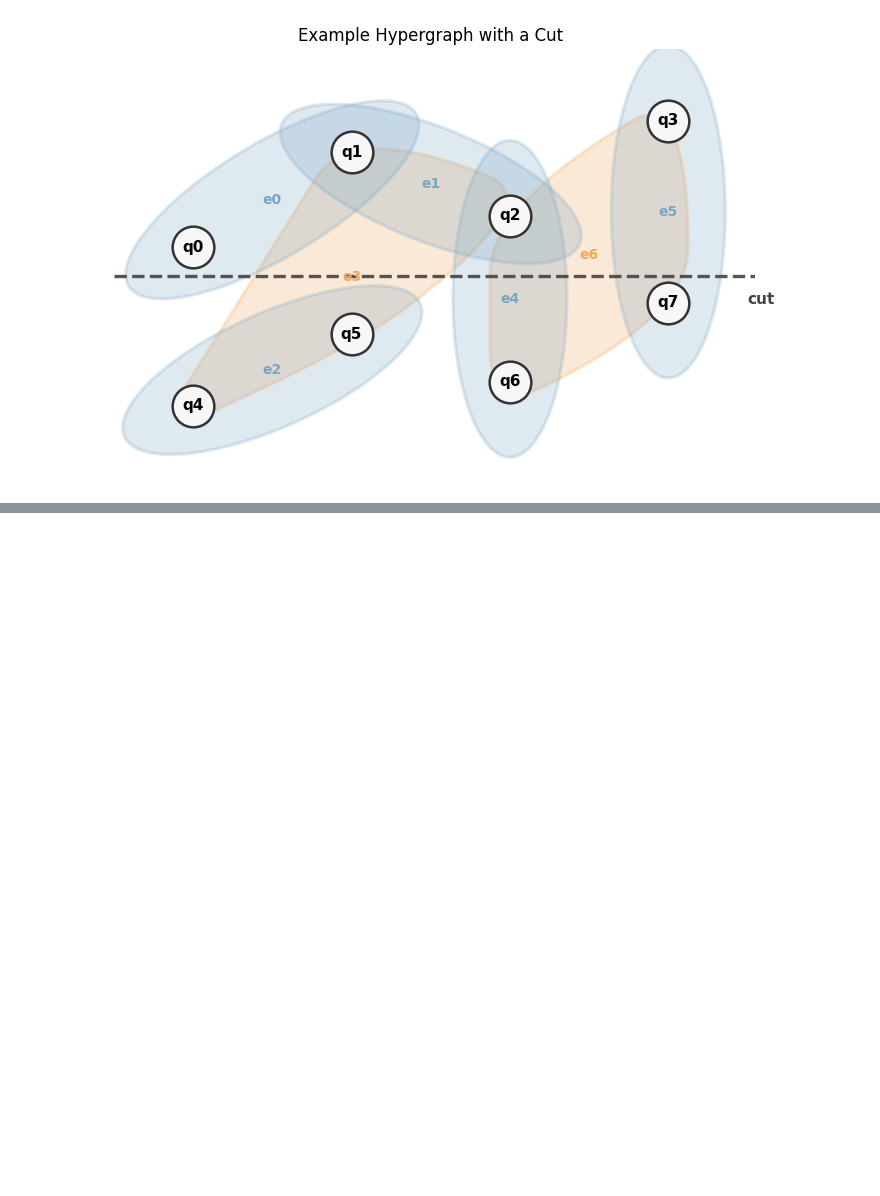
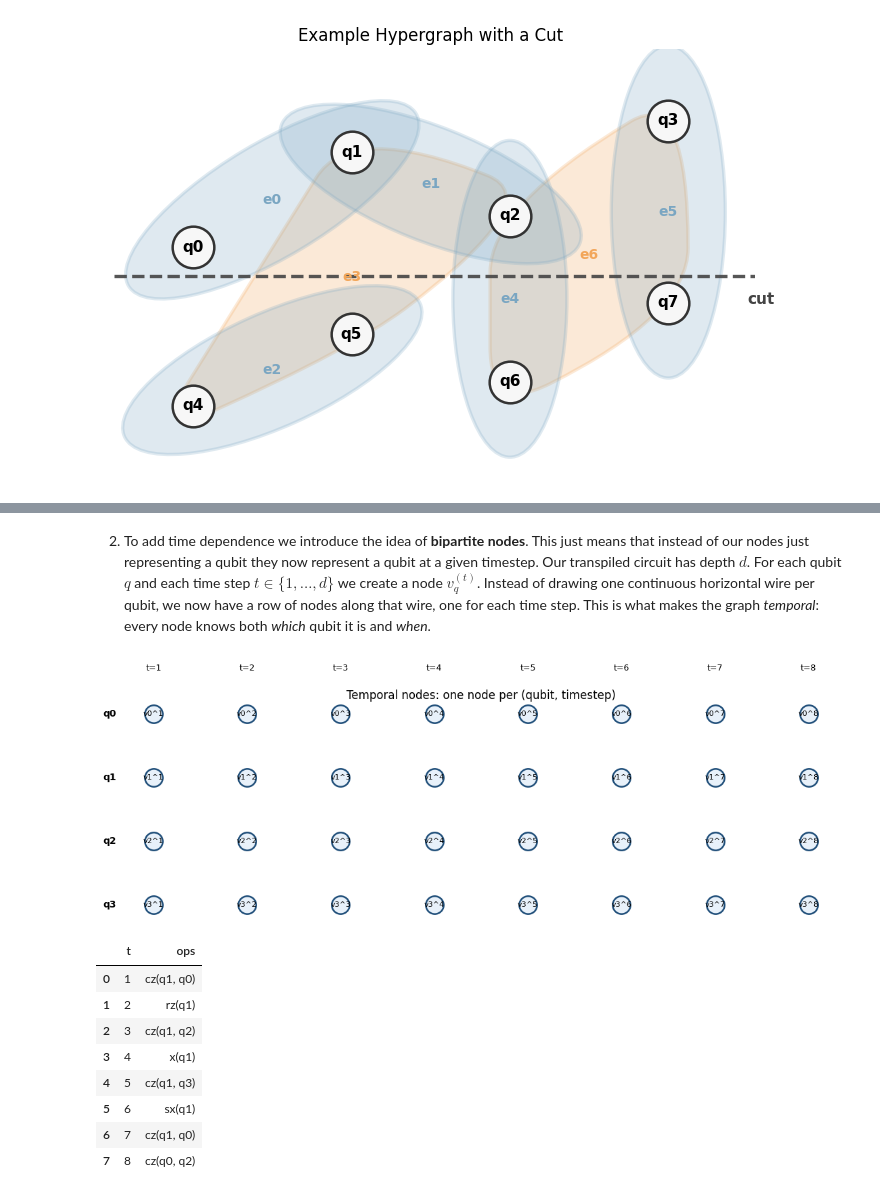
Before and after one commit to dqc-community/dqc-workshop-notebook, a Jupyter notebook: tutorial.ipynb, the cells around one changed output, grey strips where cells are left out. Drawn from its saved outputs; the diff is of its cells as text; code cells hidden in the pictures; blank space fills up the shorter version.

```diff
--- a/tutorial.ipynb
+++ b/tutorial.ipynb
@@ -1596,0 +1867,76 @@ Now we have essentially created our hypergraph. Will pick up here but I now need
+# %% [markdown]
+2) To add time dependence we introduce the idea of **bipartite nodes**. This just means that instead of our nodes just representing a qubit they now represent a qubit at a given timestep. Our transpiled circuit has depth $d$. For each qubit $q$ and each time step $t \in \{1,\dots,d\}$ we create a node $v_q^{(t)}$. Instead of drawing one continuous horizontal wire per qubit, we now have a row of nodes along that wire, one for each time step. This is what makes the graph *temporal*: every node knows both *which* qubit it is and *when*.
+# %%
+# Step 2: create temporal nodes v_q^(t) from circuit layers.
+from qiskit.converters import circuit_to_dag
+
+walkthrough_dag = circuit_to_dag(walkthrough_transpiled)
+walkthrough_layers = []
+
+for layer in walkthrough_dag.layers():
+    layer_ops = []
+    for node in layer['graph'].op_nodes():
+        qubits = tuple(walkthrough_transpiled.find_bit(q).index for q in node.qargs)
+        layer_ops.append({'name': node.name, 'qubits': qubits})
+    walkthrough_layers.append(layer_ops)
+
+temporal_num_qubits = walkthrough_transpiled.num_qubits
+temporal_depth = len(walkthrough_layers)
+temporal_nodes = [(q, t) for q in range(temporal_num_qubits) for t in range(1, temporal_depth + 1)]
+temporal_pos = {(q, t): (t, -q) for q, t in temporal_nodes}
+
+temporal_node_graph = nx.Graph()
+temporal_node_graph.add_nodes_from(temporal_nodes)
+
+plt.figure(figsize=(11.2, 4.0))
+nx.draw_networkx_nodes(
+    temporal_node_graph,
+    temporal_pos,
+    node_size=360,
+    node_color='#e8f1fa',
+    edgecolors='#1f4e79',
+    linewidths=1.8,
+)
+nx.draw_networkx_labels(
+    temporal_node_graph,
+    temporal_pos,
+    labels={node: f'v{node[0]}^{node[1]}' for node in temporal_nodes},
+    font_size=8,
+)
+
+for q in range(temporal_num_qubits):
+    plt.text(0.6, -q, f'q{q}', ha='right', va='center', fontsize=10, fontweight='bold')
+
+for t in range(1, temporal_depth + 1):
+    plt.text(t, 0.65, f't={t}', ha='center', va='bottom', fontsize=9)
+
+plt.title('Temporal nodes: one node per (qubit, timestep)')
+plt.axis('off')
+plt.tight_layout()
+plt.show()
+
+
+def _format_layer_op(op):
+    q_str = ', '.join(f'q{q}' for q in op['qubits'])
+    return f"{op['name']}({q_str})"
+
+
+layer_summary_df = pd.DataFrame({
+    't': range(1, temporal_depth + 1),
+    'ops': [
+        '; '.join(_format_layer_op(op) for op in layer_ops) if layer_ops else '(idle)'
+        for layer_ops in walkthrough_layers
+    ],
+})
+layer_summary_df
+# %% [output]
+[figure, added]
+|  | t | ops |
+| 0 | 1 | cz(q1, q0) |
+| 1 | 2 | rz(q1) |
+| 2 | 3 | cz(q1, q2) |
+| 3 | 4 | x(q1) |
+| 4 | 5 | cz(q1, q3) |
+| 5 | 6 | sx(q1) |
+| 6 | 7 | cz(q1, q0) |
+| 7 | 8 | cz(q0, q2) |
```
Also changed, not shown: parts of 77 cells of this notebook.
